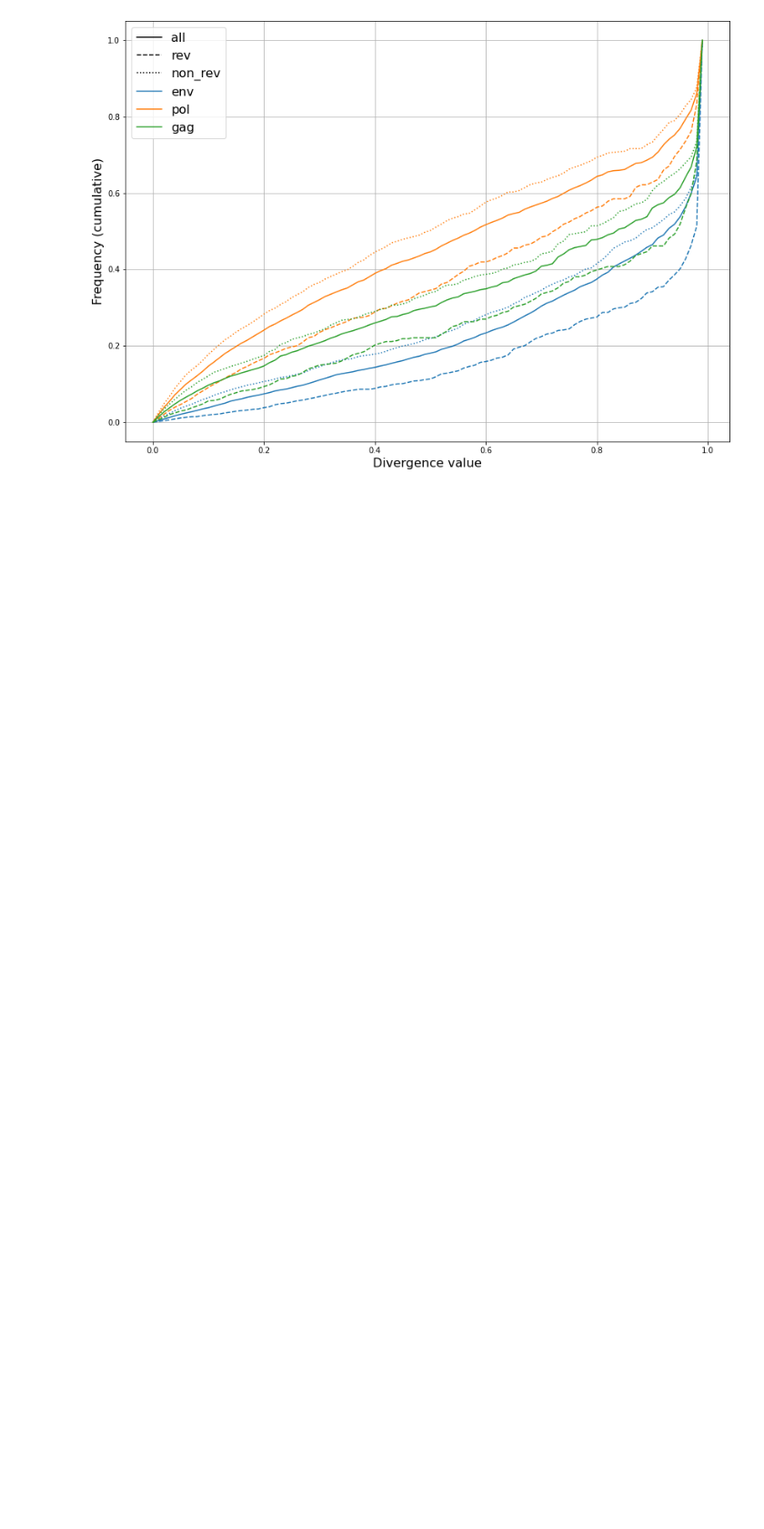
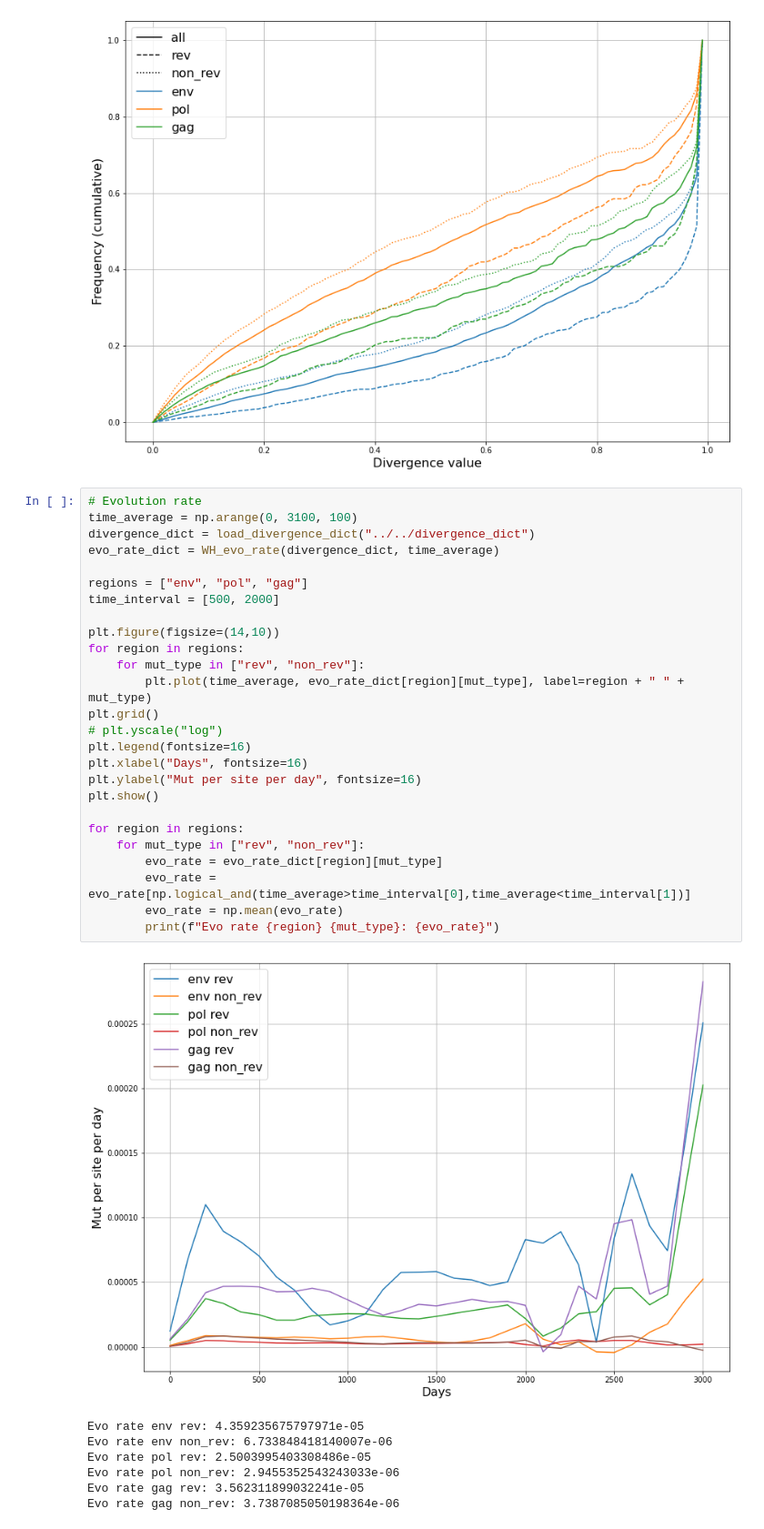
Before and after one commit to neherlab/HIVEVO_recombination, a Jupyter notebook: notebooks/paper_draft/divergence.ipynb, the cells around one changed output. Shown at 91% size. Saved outputs shown, nothing was run; the diff lists cells and outputs as text; blank space fills up the shorter version.

Commit message:
Start of BH evolution simulator

```diff
--- a/notebooks/paper_draft/divergence.ipynb
+++ b/notebooks/paper_draft/divergence.ipynb
@@ -169,3 +169,37 @@ plt.legend(fontsize=16)
 plt.show()
 # %% [output]
 [figure]
+# %%
+# Evolution rate
+time_average = np.arange(0, 3100, 100)
+divergence_dict = load_divergence_dict("../../divergence_dict")
+evo_rate_dict = WH_evo_rate(divergence_dict, time_average)
+
+regions = ["env", "pol", "gag"]
+time_interval = [500, 2000]
+
+plt.figure(figsize=(14,10))
+for region in regions:
+    for mut_type in ["rev", "non_rev"]:
+        plt.plot(time_average, evo_rate_dict[region][mut_type], label=region + " " + mut_type)
+plt.grid()
+# plt.yscale("log")
+plt.legend(fontsize=16)
+plt.xlabel("Days", fontsize=16)
+plt.ylabel("Mut per site per day", fontsize=16)
+plt.show()
+
+for region in regions:
+    for mut_type in ["rev", "non_rev"]:
+        evo_rate = evo_rate_dict[region][mut_type]
+        evo_rate = evo_rate[np.logical_and(time_average>time_interval[0],time_average<time_interval[1])]
+        evo_rate = np.mean(evo_rate)
+        print(f"Evo rate {region} {mut_type}: {evo_rate}")
+# %% [output]
+[figure, added]
+Evo rate env rev: 4.359235675797971e-05
+Evo rate env non_rev: 6.733848418140007e-06
+Evo rate pol rev: 2.5003995403308486e-05
+Evo rate pol non_rev: 2.9455352543243033e-06
+Evo rate gag rev: 3.562311899032241e-05
+Evo rate gag non_rev: 3.7387085050198364e-06
```
Also changed, not shown: parts of 1 cell of this notebook, 3 other files.
